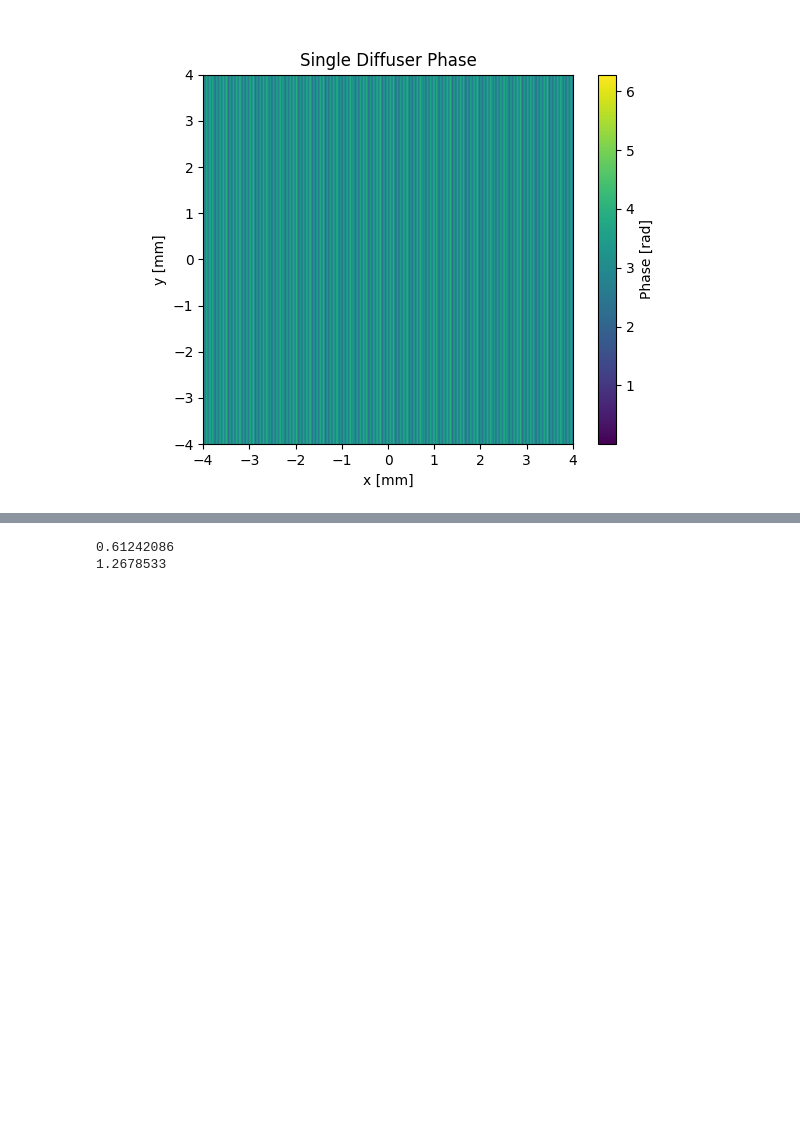
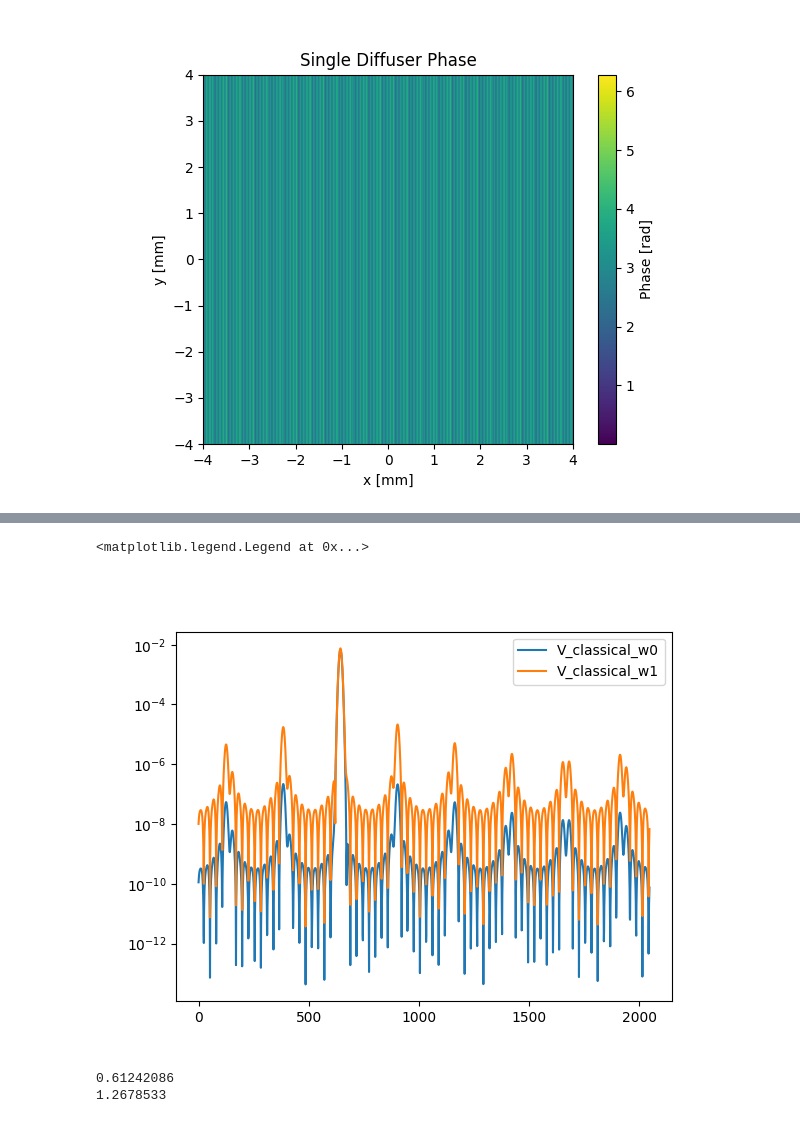
Before and after one commit to rubiaek/qdc2, a Jupyter notebook: qdc/diffuser/run_grating.ipynb, the cells around one changed output, grey strips where cells are left out. Cells and saved outputs as stored; diff of their text form; code cells hidden in the pictures; blank space fills up the shorter version.

```diff
--- a/qdc/diffuser/run_grating.ipynb
+++ b/qdc/diffuser/run_grating.ipynb
@@ -54,3 +65,15 @@ res.show_incoherent_sum_SPDC(lognorm=True)
+# %%
+# res.SPDC_fields[5].show(lognorm=True)
+V_SPDC_w0 = res.classical_fields[5].I[res.SPDC_incoherent_sum.shape[0]//2, :]
+V_SPDC_w1 = res.classical_fields[0].I[res.SPDC_incoherent_sum.shape[0]//2, :]
+fig, ax = plt.subplots()
+ax.plot(V_SPDC_w0, label='V_classical_w0')
+ax.plot(V_SPDC_w1, label='V_classical_w1')
+ax.set_yscale('log')
+ax.legend()
+# %% [output]
+<matplotlib.legend.Legend at 0x...>
+[figure, added]
 # %%
 print((res.SPDC_incoherent_sum**2).sum())
 print((res.classical_incoherent_sum**2).sum())
```
Also changed, not shown: parts of 4 cells of this notebook, 1 other file.
